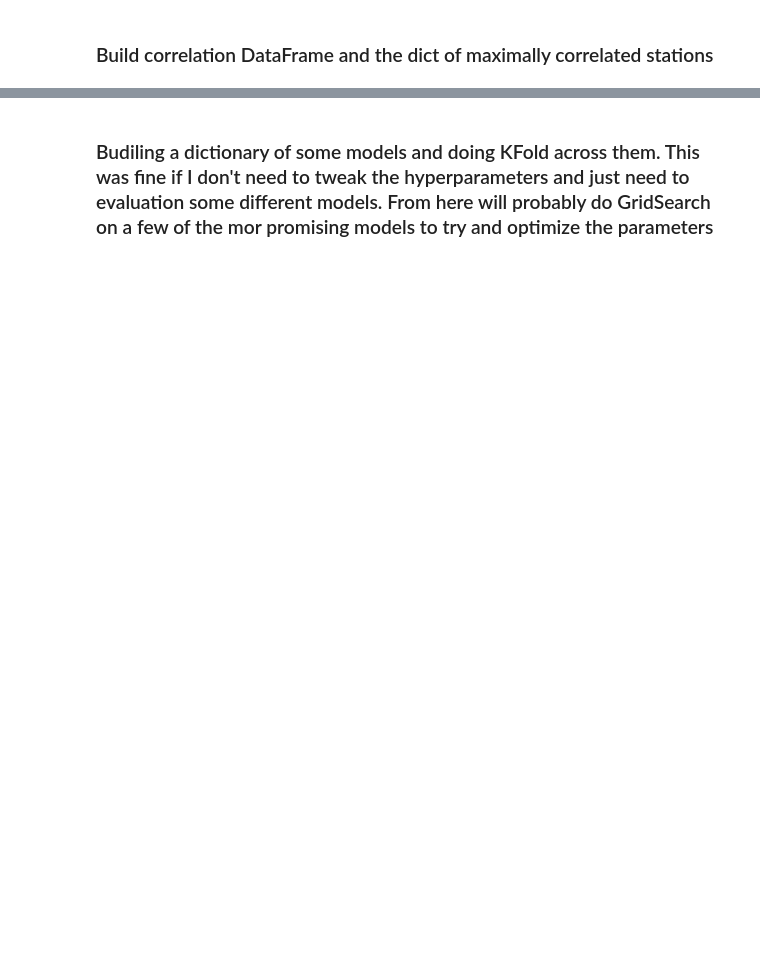
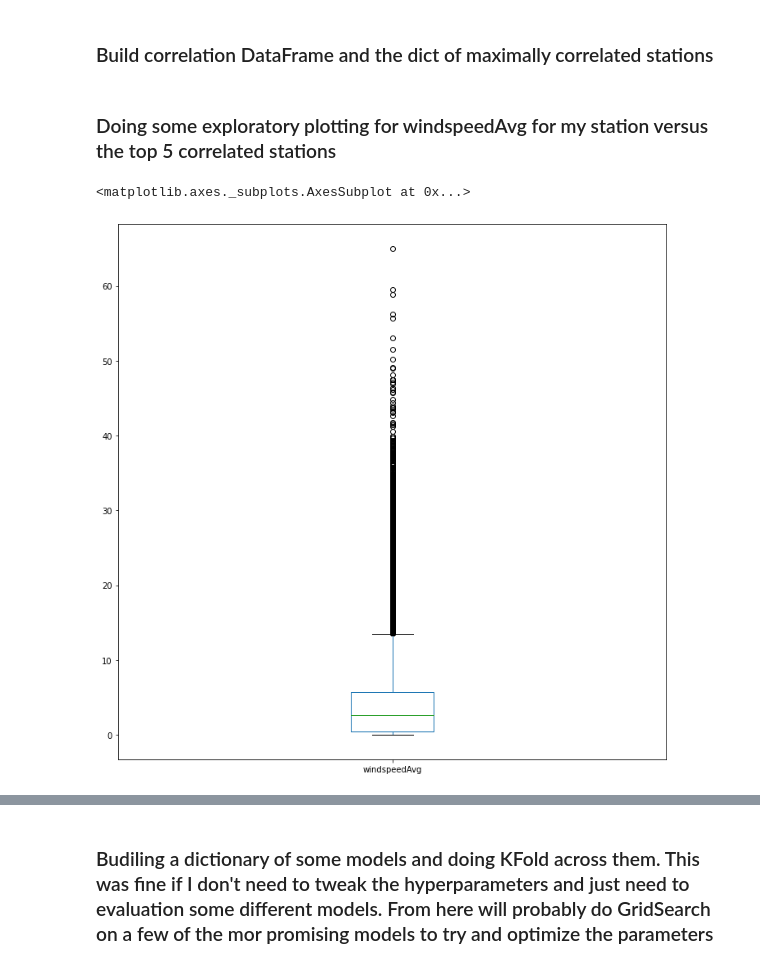
Before and after one commit to riverdogcabin/PSDS4900, a Jupyter notebook: wu_observation_modeling.ipynb, the cells around one changed output, grey strips where cells are left out. Drawn from its saved outputs; the diff is of its cells as text; code cells hidden in the pictures; blank space fills up the shorter version.

Commit message:
testing new models and data exploration and visualizations

```diff
--- a/wu_observation_modeling.ipynb
+++ b/wu_observation_modeling.ipynb
@@ -147,3 +147,11 @@ for v in columns_to_check:
   max_correlations[v] = temp_df.loc[temp_df[v+'_corr'].abs().idxmax()]
   #add all the corrleations for this variable as a column to the big correlation dataframe
   corr_df = corr_df.merge(temp_df,on='stationID')
+# %% [markdown]
+### Doing some exploratory plotting for windspeedAvg for my station versus the top 5 correlated stations
+# %%
+# taking a look at the distribution of windspeedAvg
+df.windspeedAvg.plot(kind='box', figsize=(12,12))
+# %% [output]
+<matplotlib.axes._subplots.AxesSubplot at 0x...>
+[figure, added]
```
Also changed, not shown: parts of 51 cells of this notebook.
